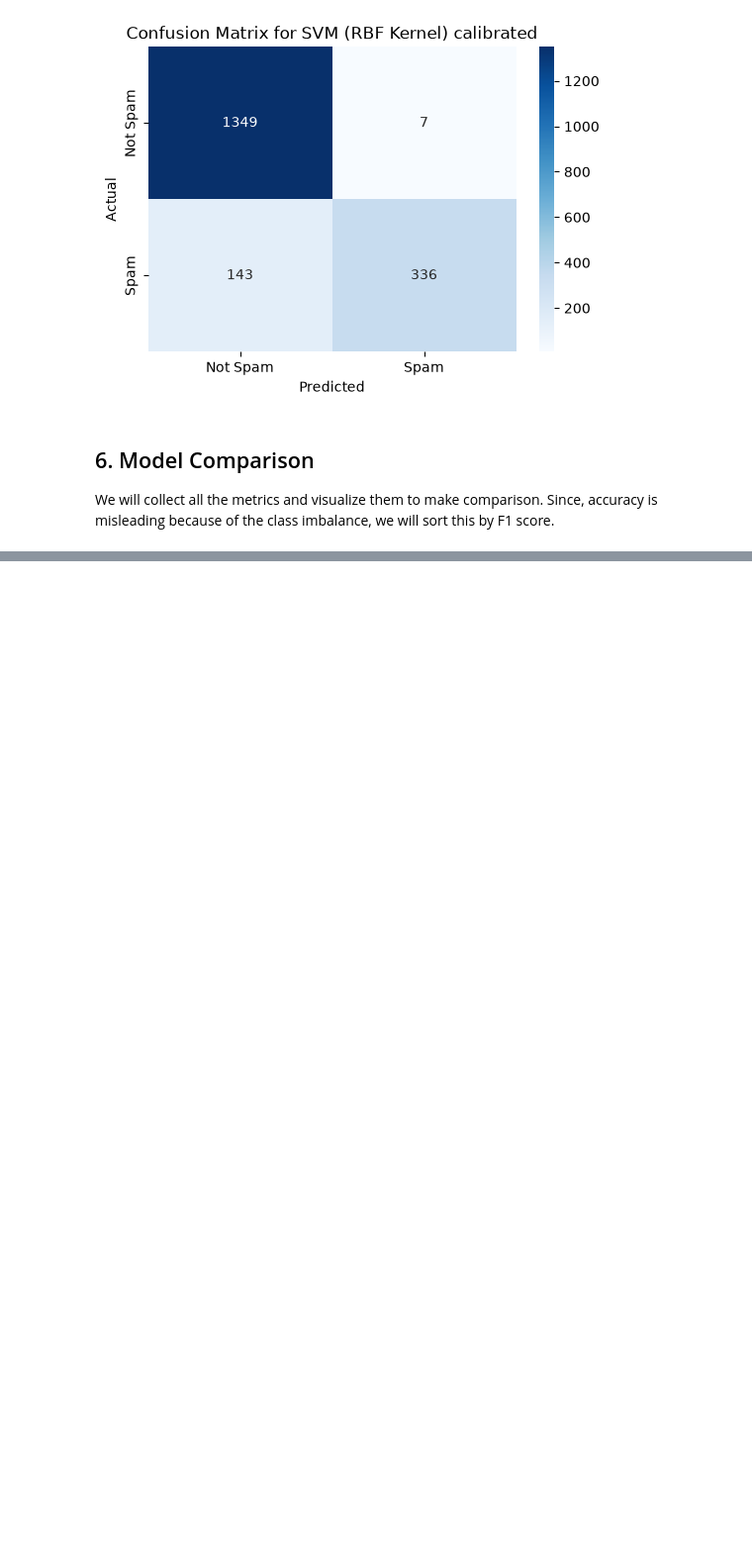
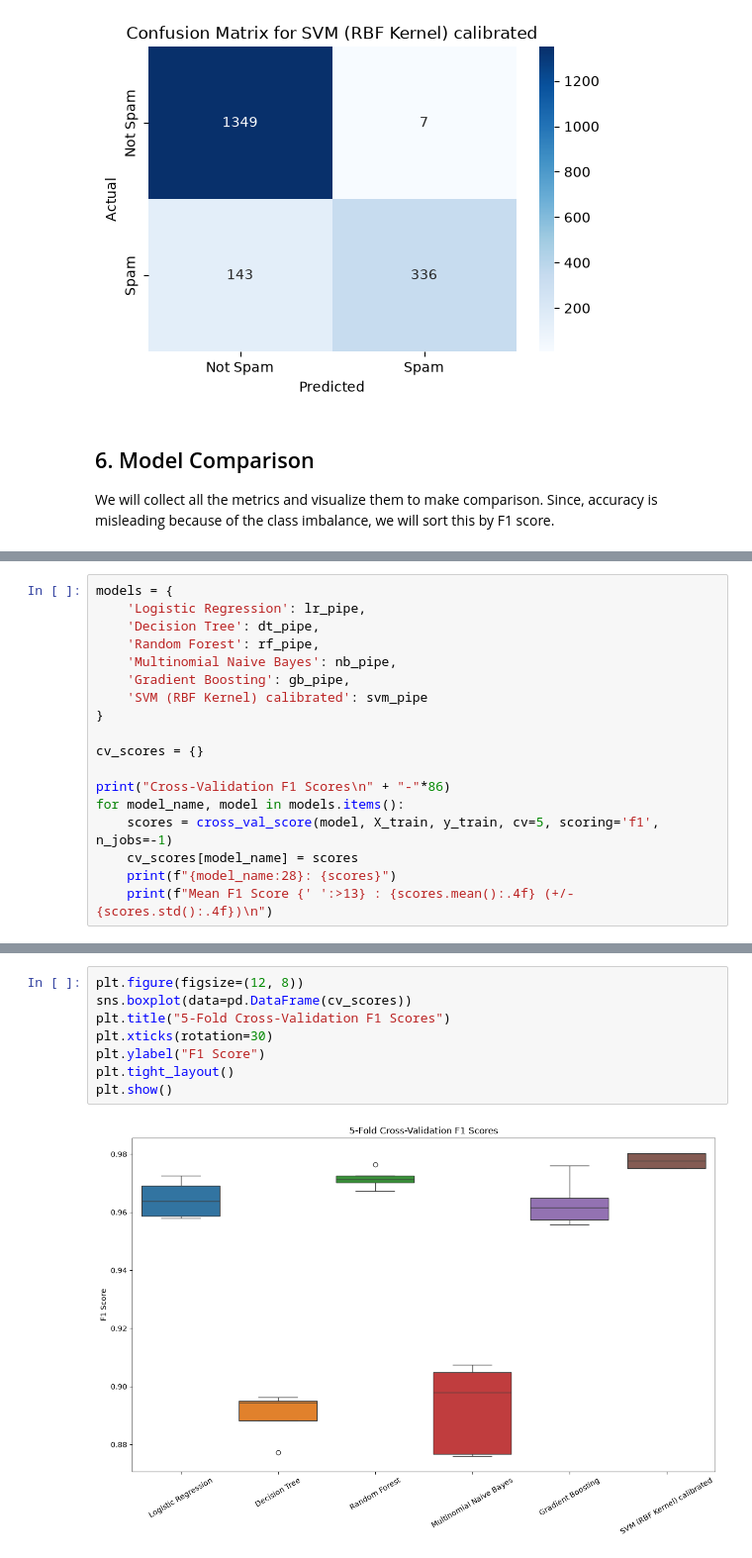
Before and after one commit to shamshertamang/EmailSpamClassifier-Apache, a Jupyter notebook: 03_model_pipeline.ipynb, the cells around one changed output, grey strips where cells are left out. Shown at 99% size. Drawn from its saved outputs; the diff is of its cells as text; blank space fills up the shorter version.

```diff
--- a/03_model_pipeline.ipynb
+++ b/03_model_pipeline.ipynb
@@ -257,0 +263,18 @@ plt.show()
+# %%
+models = {
+    'Logistic Regression': lr_pipe,
+    'Decision Tree': dt_pipe,
+    'Random Forest': rf_pipe,
+    'Multinomial Naive Bayes': nb_pipe,
+    'Gradient Boosting': gb_pipe,
+    'SVM (RBF Kernel) calibrated': svm_pipe
+}
+
+cv_scores = {}
+
+print("Cross-Validation F1 Scores\n" + "-"*86)
+for model_name, model in models.items():
+    scores = cross_val_score(model, X_train, y_train, cv=5, scoring='f1', n_jobs=-1)
+    cv_scores[model_name] = scores
+    print(f"{model_name:28}: {scores}")
+    print(f"Mean F1 Score {' ':>13} : {scores.mean():.4f} (+/- {scores.std():.4f})\n")
@@ -257,0 +301,10 @@ plt.show()
+# %%
+plt.figure(figsize=(12, 8))
+sns.boxplot(data=pd.DataFrame(cv_scores))
+plt.title("5-Fold Cross-Validation F1 Scores")
+plt.xticks(rotation=30)
+plt.ylabel("F1 Score")
+plt.tight_layout()
+plt.show()
+# %% [output]
+[figure, added]
```
Also changed, not shown: parts of 6 cells of this notebook, 2 other files.
